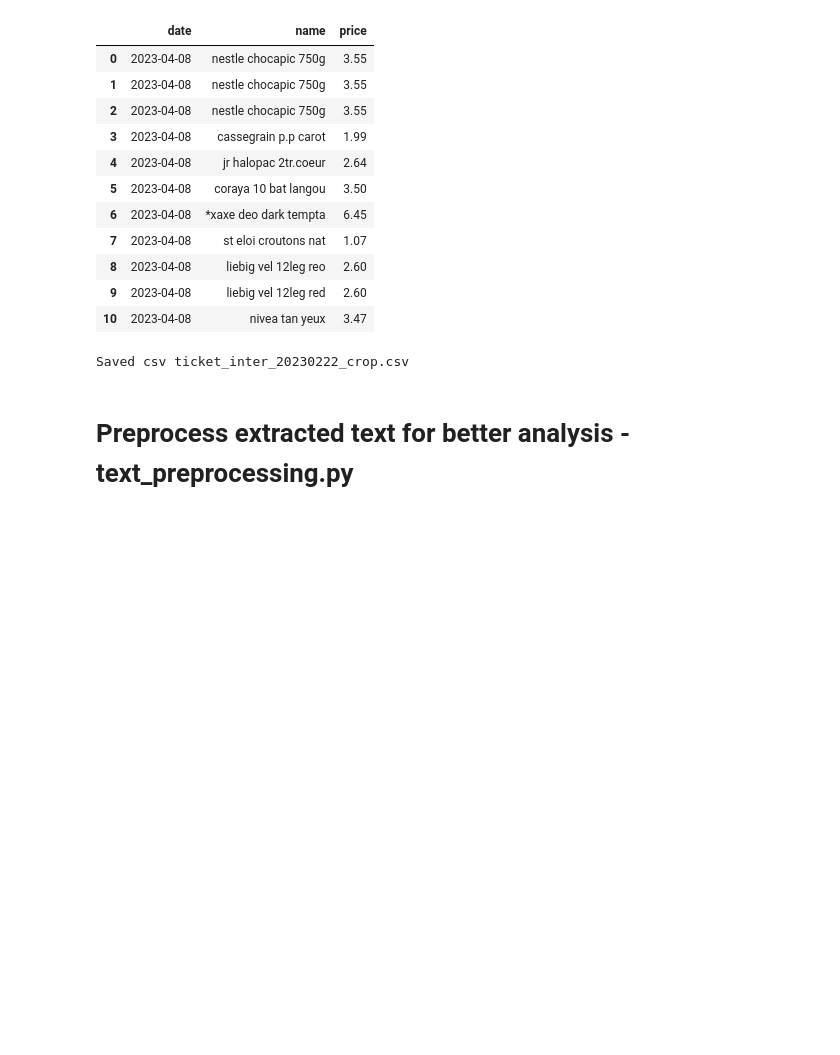
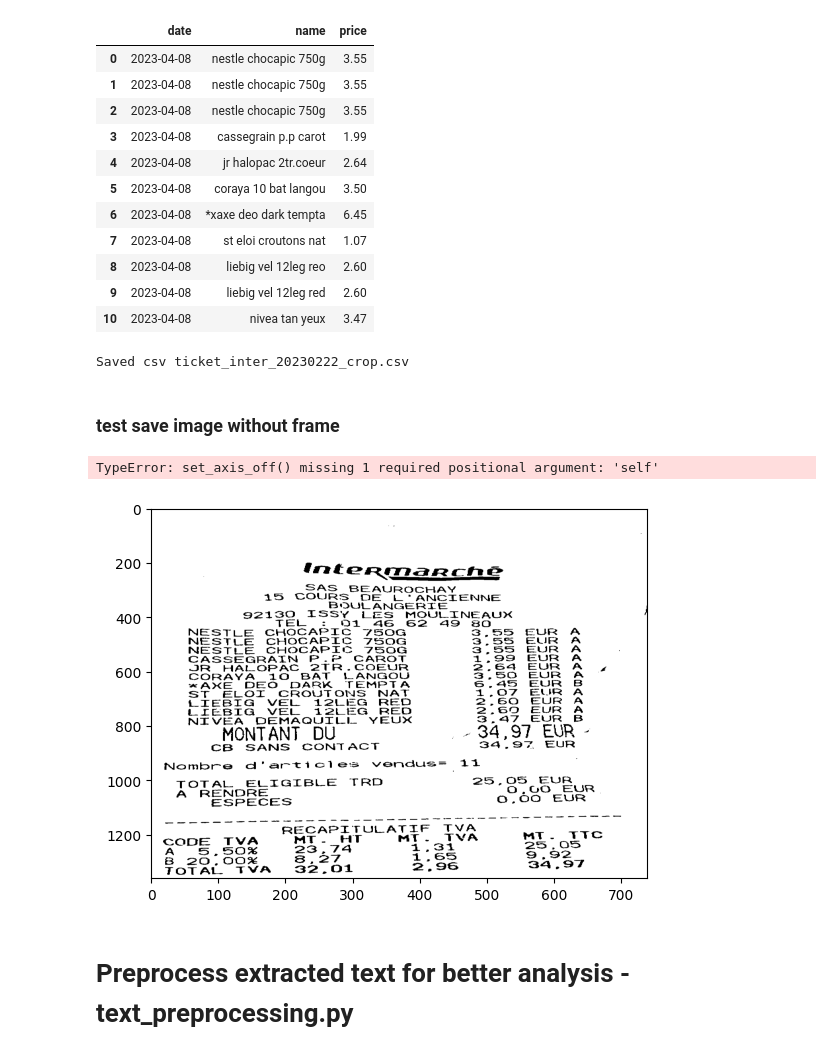
Before and after one commit to Da-Lan/receipt-analyzer, a Jupyter notebook: NB-detection.ipynb, the cells around one changed output. Cells and saved outputs as stored; diff of their text form; code cells hidden in the pictures; blank space fills up the shorter version.

Commit message:
add: tests to save image with input image dimension

```diff
--- a/NB-detection.ipynb
+++ b/NB-detection.ipynb
@@ -349,6 +349,16 @@ df.to_csv(os.path.join(path_name, file_name + ".csv"), sep=";", index=False)
 print("Saved csv", file_name + ".csv")
 # %% [output]
 Saved csv ticket_inter_20230222_crop.csv
+# %% [markdown]
+### test save image without frame
+# %%
+cmap = "gray"
+im = img_contr
+
+plt.imsave(fname='TEST.png', arr=im, cmap='gray', format='png')
+# %% [output]
+TypeError: set_axis_off() missing 1 required positional argument: 'self'
+[figure, added]
 # %% [markdown]
 # Preprocess extracted text for better analysis - text_preprocessing.py
 # %% [markdown]
```
